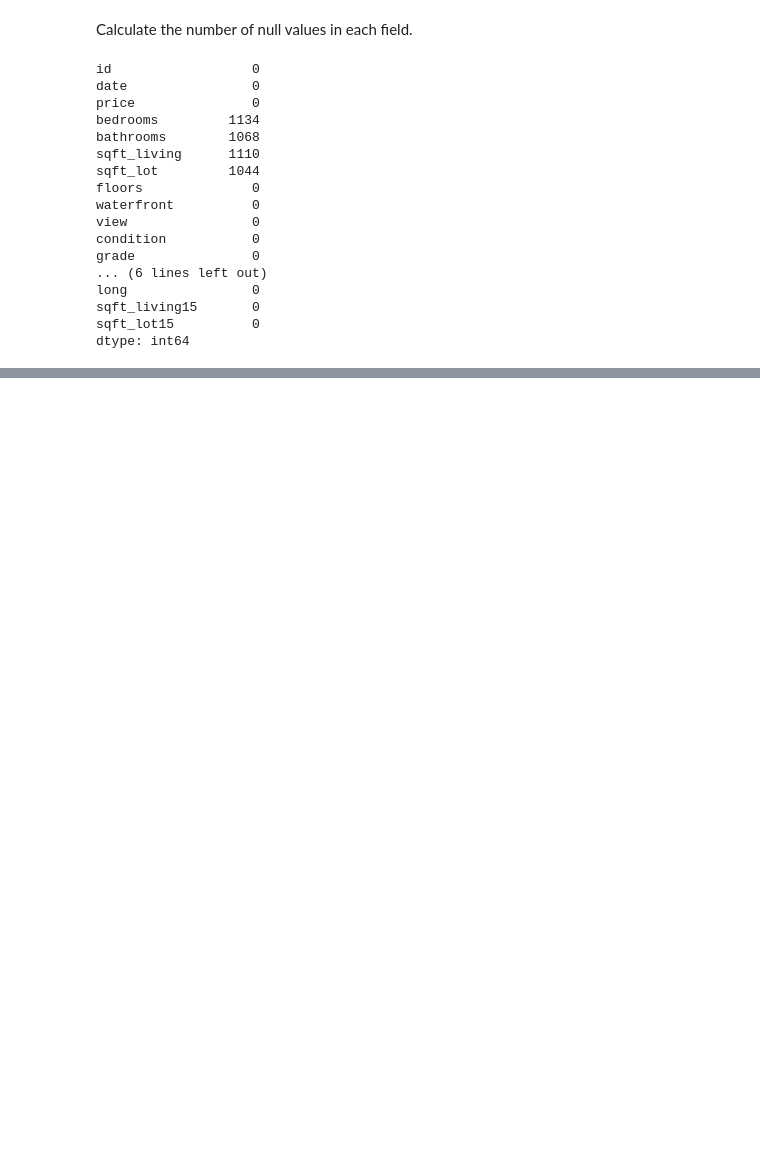
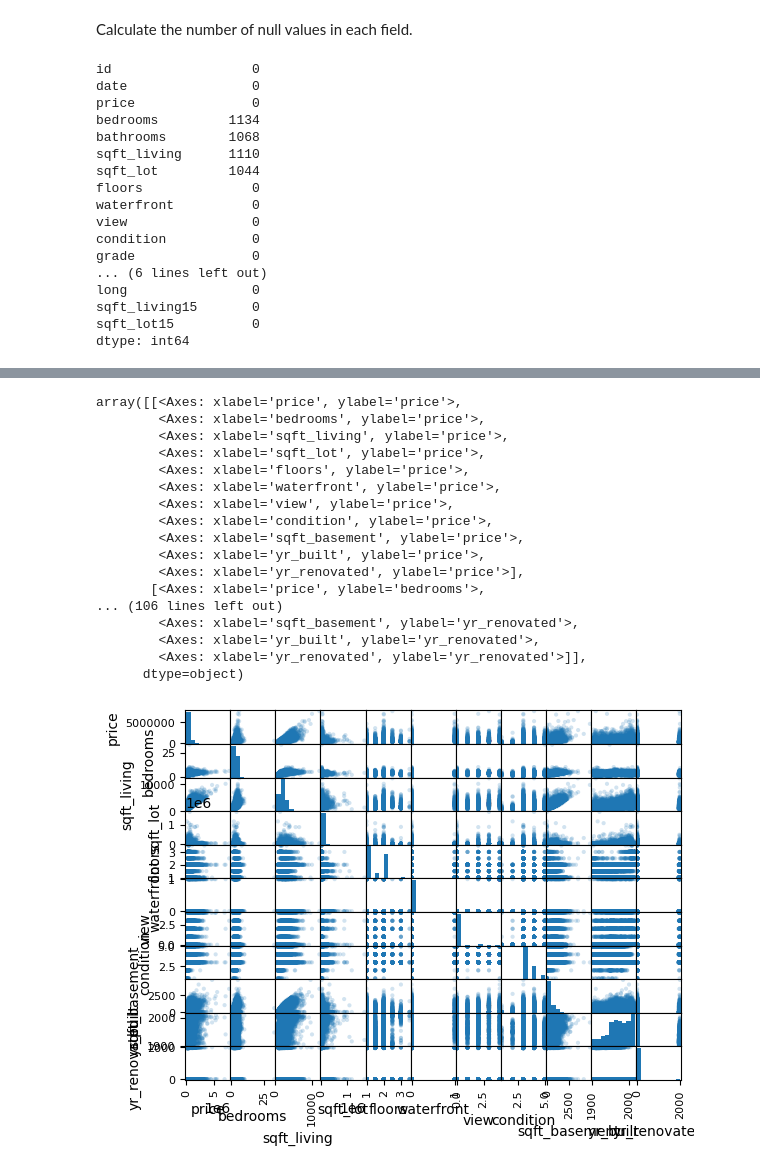
Before and after one commit to celdev-1190/ads500b, a Jupyter notebook: house_sales_regression.ipynb, the cells around one changed output, grey strips where cells are left out. Drawn from its saved outputs; the diff is of its cells as text; code cells hidden in the pictures; blank space fills up the shorter version.

Commit message:
Added house_sales_regression.ipynb file to staging area.

```diff
--- a/house_sales_regression.ipynb
+++ b/house_sales_regression.ipynb
@@ -112,0 +133,2 @@ dtype: int64
+# %%
+sales['date'] = pd.to_datetime(sales['date'])
@@ -112,0 +182,3 @@ dtype: int64
+# %%
+sales1 = sales.drop(['sqft_living15', 'sqft_lot15'], axis=1)
+sales1
@@ -112,0 +205,3 @@ dtype: int64
+# %%
+sales2 = sales1.drop(['bathrooms', 'grade', 'sqft_above', 'lat', 'long', 'id', 'date', 'zipcode'], axis=1)
+sales2
@@ -112,0 +222,21 @@ dtype: int64
+# %%
+pd.plotting.scatter_matrix(sales2, alpha=0.2)
+# %% [output]
+array([[<Axes: xlabel='price', ylabel='price'>,
+        <Axes: xlabel='bedrooms', ylabel='price'>,
+        <Axes: xlabel='sqft_living', ylabel='price'>,
+        <Axes: xlabel='sqft_lot', ylabel='price'>,
+        <Axes: xlabel='floors', ylabel='price'>,
+        <Axes: xlabel='waterfront', ylabel='price'>,
+        <Axes: xlabel='view', ylabel='price'>,
+        <Axes: xlabel='condition', ylabel='price'>,
+        <Axes: xlabel='sqft_basement', ylabel='price'>,
+        <Axes: xlabel='yr_built', ylabel='price'>,
+        <Axes: xlabel='yr_renovated', ylabel='price'>],
+       [<Axes: xlabel='price', ylabel='bedrooms'>,
+... (106 lines left out)
+        <Axes: xlabel='sqft_basement', ylabel='yr_renovated'>,
+        <Axes: xlabel='yr_built', ylabel='yr_renovated'>,
+        <Axes: xlabel='yr_renovated', ylabel='yr_renovated'>]],
+      dtype=object)
+[figure, added]
```
Also changed, not shown: parts of 20 cells of this notebook.
